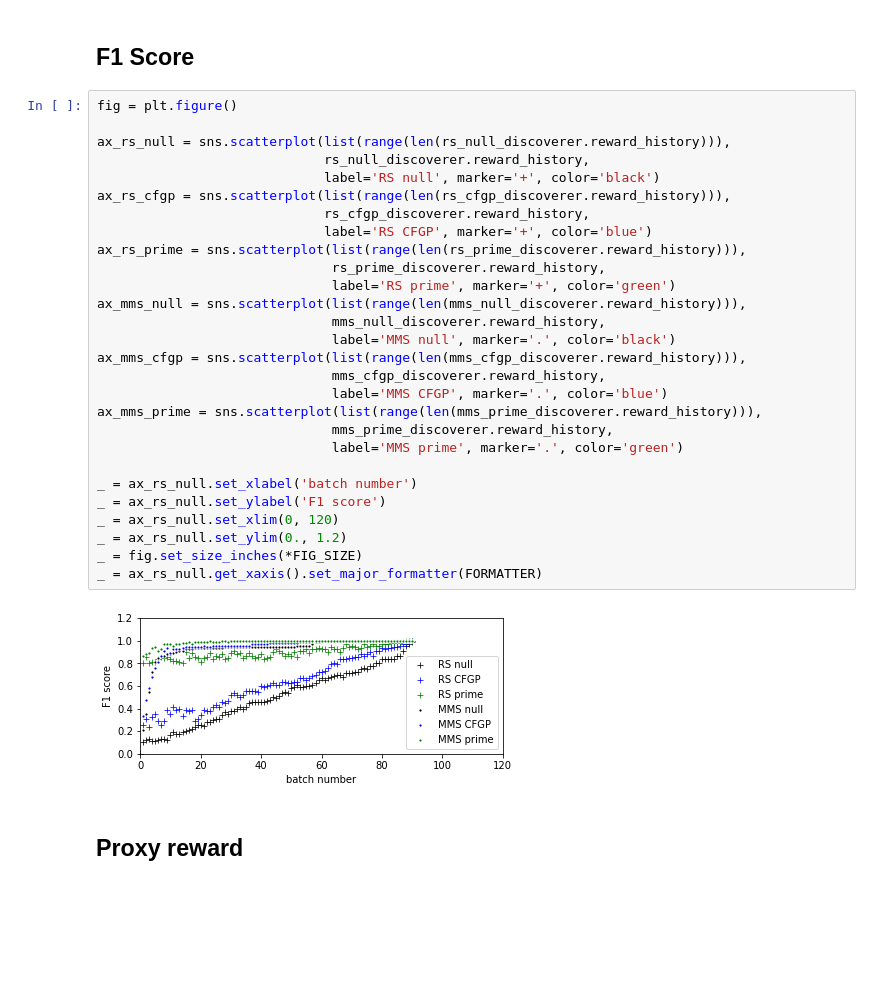
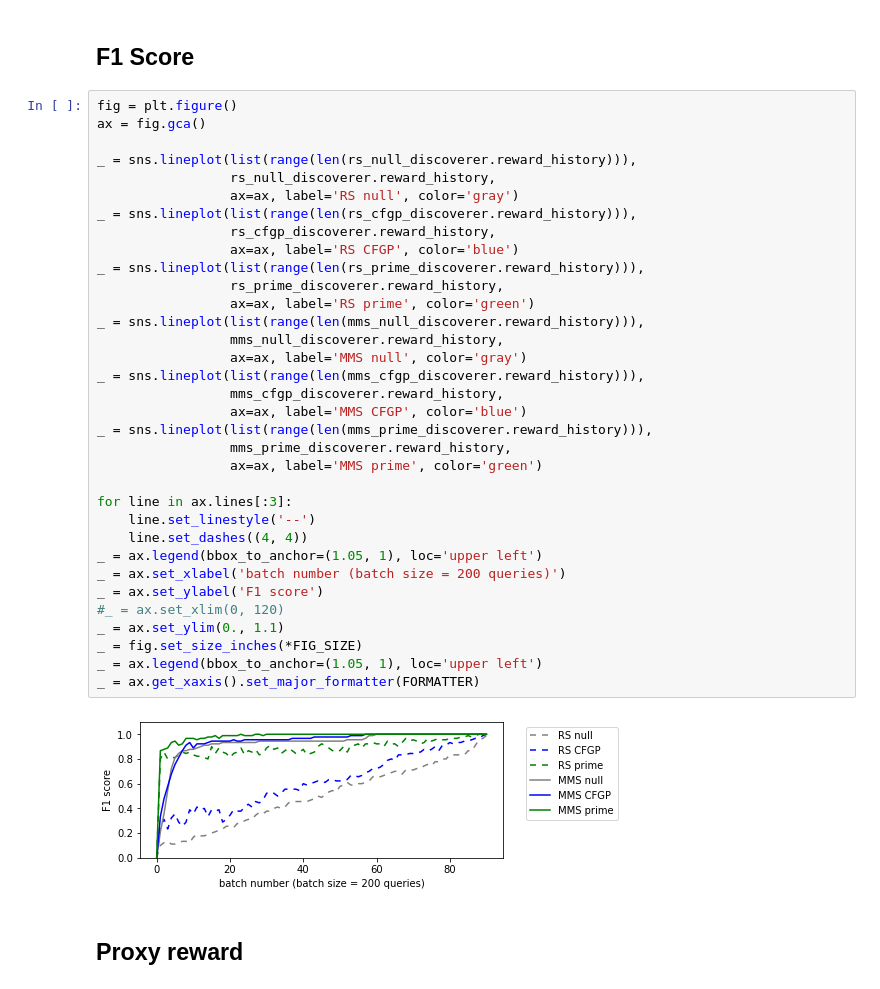
Before and after one commit to ulissigroup/catalyst-acquisitions, a Jupyter notebook: notebooks/comparisons/compare_hallucinations.ipynb, the cells around one changed output. Saved outputs shown, nothing was run; the diff lists cells and outputs as text; blank space fills up the shorter version.

Commit message:
Improve comparison plot formatting

```diff
--- a/notebooks/comparisons/compare_hallucinations.ipynb
+++ b/notebooks/comparisons/compare_hallucinations.ipynb
@@ -367,34 +325,40 @@ def plot_rolling_metric(ax, metric_values, metric_name, label=None,
 ## F1 Score
 # %%
 fig = plt.figure()
+ax = fig.gca()
 
-ax_rs_null = sns.scatterplot(list(range(len(rs_null_discoverer.reward_history))),
-                             rs_null_discoverer.reward_history,
-                             label='RS null', marker='+', color='black')
-ax_rs_cfgp = sns.scatterplot(list(range(len(rs_cfgp_discoverer.reward_history))),
-                             rs_cfgp_discoverer.reward_history,
-                             label='RS CFGP', marker='+', color='blue')
-ax_rs_prime = sns.scatterplot(list(range(len(rs_prime_discoverer.reward_history))),
-                              rs_prime_discoverer.reward_history,
-                              label='RS prime', marker='+', color='green')
-ax_mms_null = sns.scatterplot(list(range(len(mms_null_discoverer.reward_history))),
-                              mms_null_discoverer.reward_history,
-                              label='MMS null', marker='.', color='black')
-ax_mms_cfgp = sns.scatterplot(list(range(len(mms_cfgp_discoverer.reward_history))),
-                              mms_cfgp_discoverer.reward_history,
-                              label='MMS CFGP', marker='.', color='blue')
-ax_mms_prime = sns.scatterplot(list(range(len(mms_prime_discoverer.reward_history))),
-                              mms_prime_discoverer.reward_history,
-                              label='MMS prime', marker='.', color='green')
+_ = sns.lineplot(list(range(len(rs_null_discoverer.reward_history))),
+                 rs_null_discoverer.reward_history,
+                 ax=ax, label='RS null', color='gray')
+_ = sns.lineplot(list(range(len(rs_cfgp_discoverer.reward_history))),
+                 rs_cfgp_discoverer.reward_history,
+                 ax=ax, label='RS CFGP', color='blue')
+_ = sns.lineplot(list(range(len(rs_prime_discoverer.reward_history))),
+                 rs_prime_discoverer.reward_history,
+                 ax=ax, label='RS prime', color='green')
+_ = sns.lineplot(list(range(len(mms_null_discoverer.reward_history))),
+                 mms_null_discoverer.reward_history,
+                 ax=ax, label='MMS null', color='gray')
+_ = sns.lineplot(list(range(len(mms_cfgp_discoverer.reward_history))),
+                 mms_cfgp_discoverer.reward_history,
+                 ax=ax, label='MMS CFGP', color='blue')
+_ = sns.lineplot(list(range(len(mms_prime_discoverer.reward_history))),
+                 mms_prime_discoverer.reward_history,
+                 ax=ax, label='MMS prime', color='green')
 
-_ = ax_rs_null.set_xlabel('batch number')
-_ = ax_rs_null.set_ylabel('F1 score')
-_ = ax_rs_null.set_xlim(0, 120)
-_ = ax_rs_null.set_ylim(0., 1.2)
+for line in ax.lines[:3]:
+    line.set_linestyle('--')
+    line.set_dashes((4, 4))
+_ = ax.legend(bbox_to_anchor=(1.05, 1), loc='upper left')
+_ = ax.set_xlabel('batch number (batch size = 200 queries)')
+_ = ax.set_ylabel('F1 score')
+#_ = ax.set_xlim(0, 120)
+_ = ax.set_ylim(0., 1.1)
 _ = fig.set_size_inches(*FIG_SIZE)
-_ = ax_rs_null.get_xaxis().set_major_formatter(FORMATTER)
+_ = ax.legend(bbox_to_anchor=(1.05, 1), loc='upper left')
+_ = ax.get_xaxis().set_major_formatter(FORMATTER)
 # %% [output]
-[figure, old version]
+[figure, new version]
 # %% [markdown]
 ## Proxy reward
 # %%
```
Also changed, not shown: parts of 13 cells of this notebook, 1 other file.
